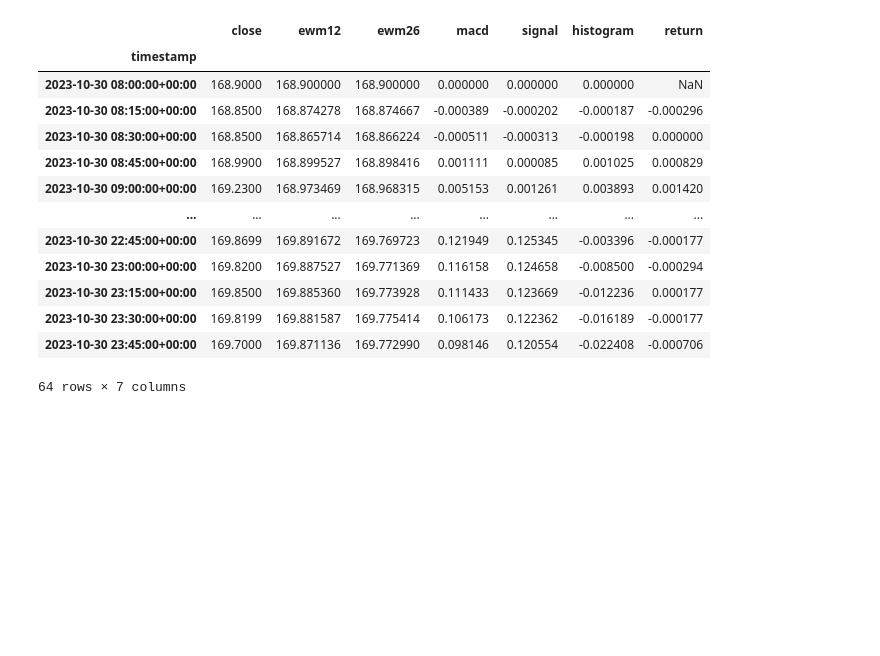
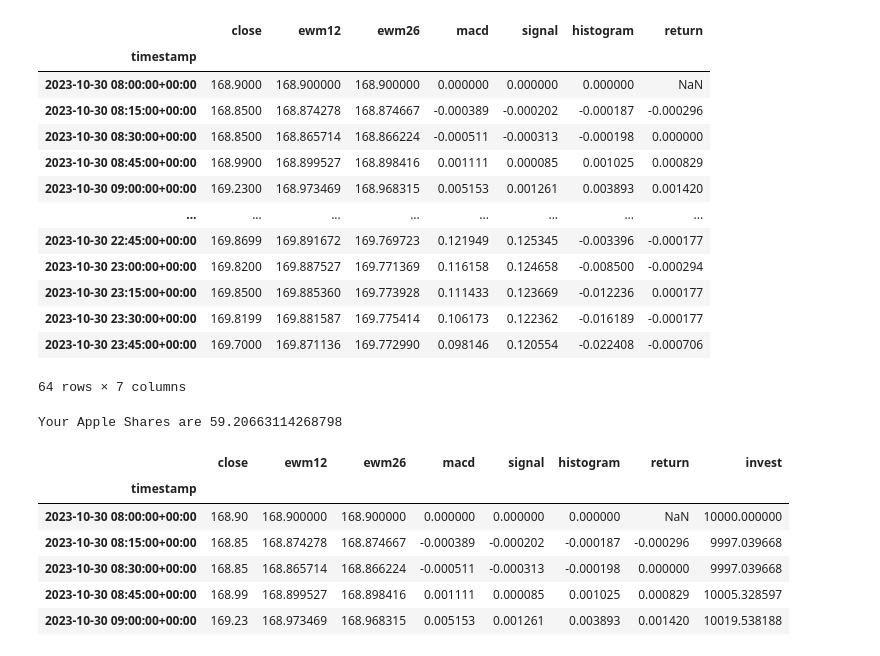
Before and after one commit to itzryanstowers/Ryans, a Jupyter notebook: Momentum_MACD_harith_teamwork.ipynb, the cells around one changed output. Drawn from its saved outputs; the diff is of its cells as text; code cells hidden in the pictures; blank space fills up the shorter version.

```diff
--- a/Momentum_MACD_harith_teamwork.ipynb
+++ b/Momentum_MACD_harith_teamwork.ipynb
@@ -265,6 +265,23 @@ display(df_tickers)
 | 2023-10-30 23:30:00+00:00 | 169.8199 | 169.881587 | 169.775414 | 0.106173 | 0.122362 | -0.016189 | -0.000177 |
 | 2023-10-30 23:45:00+00:00 | 169.7000 | 169.871136 | 169.772990 | 0.098146 | 0.120554 | -0.022408 | -0.000706 |
 64 rows × 7 columns
+# %%
+fund=10000
+shares=fund/df_tickers.iloc[0,0]
+print(f"Your Apple Shares are {shares}")
+# %% [output]
+Your Apple Shares are 59.20663114268798
+# %%
+df_tickers["invest"]=df_tickers["close"] * shares
+df_tickers.head()
+# %% [output]
+|  | close | ewm12 | ewm26 | macd | signal | histogram | return | invest |
+| timestamp |  |  |  |  |  |  |  |  |
+| 2023-10-30 08:00:00+00:00 | 168.90 | 168.900000 | 168.900000 | 0.000000 | 0.000000 | 0.000000 | NaN | 10000.000000 |
+| 2023-10-30 08:15:00+00:00 | 168.85 | 168.874278 | 168.874667 | -0.000389 | -0.000202 | -0.000187 | -0.000296 | 9997.039668 |
+| 2023-10-30 08:30:00+00:00 | 168.85 | 168.865714 | 168.866224 | -0.000511 | -0.000313 | -0.000198 | 0.000000 | 9997.039668 |
+| 2023-10-30 08:45:00+00:00 | 168.99 | 168.899527 | 168.898416 | 0.001111 | 0.000085 | 0.001025 | 0.000829 | 10005.328597 |
+| 2023-10-30 09:00:00+00:00 | 169.23 | 168.973469 | 168.968315 | 0.005153 | 0.001261 | 0.003893 | 0.001420 | 10019.538188 |
 # %%
 df_tickers["X"]=np.where(df_tickers["macd"]>df_tickers["signal"],1,0) # Creating signals
 df_tickers["X"]=df_tickers["X"].diff() # Finding long or short trades
```
Also changed, not shown: parts of 14 cells of this notebook.
